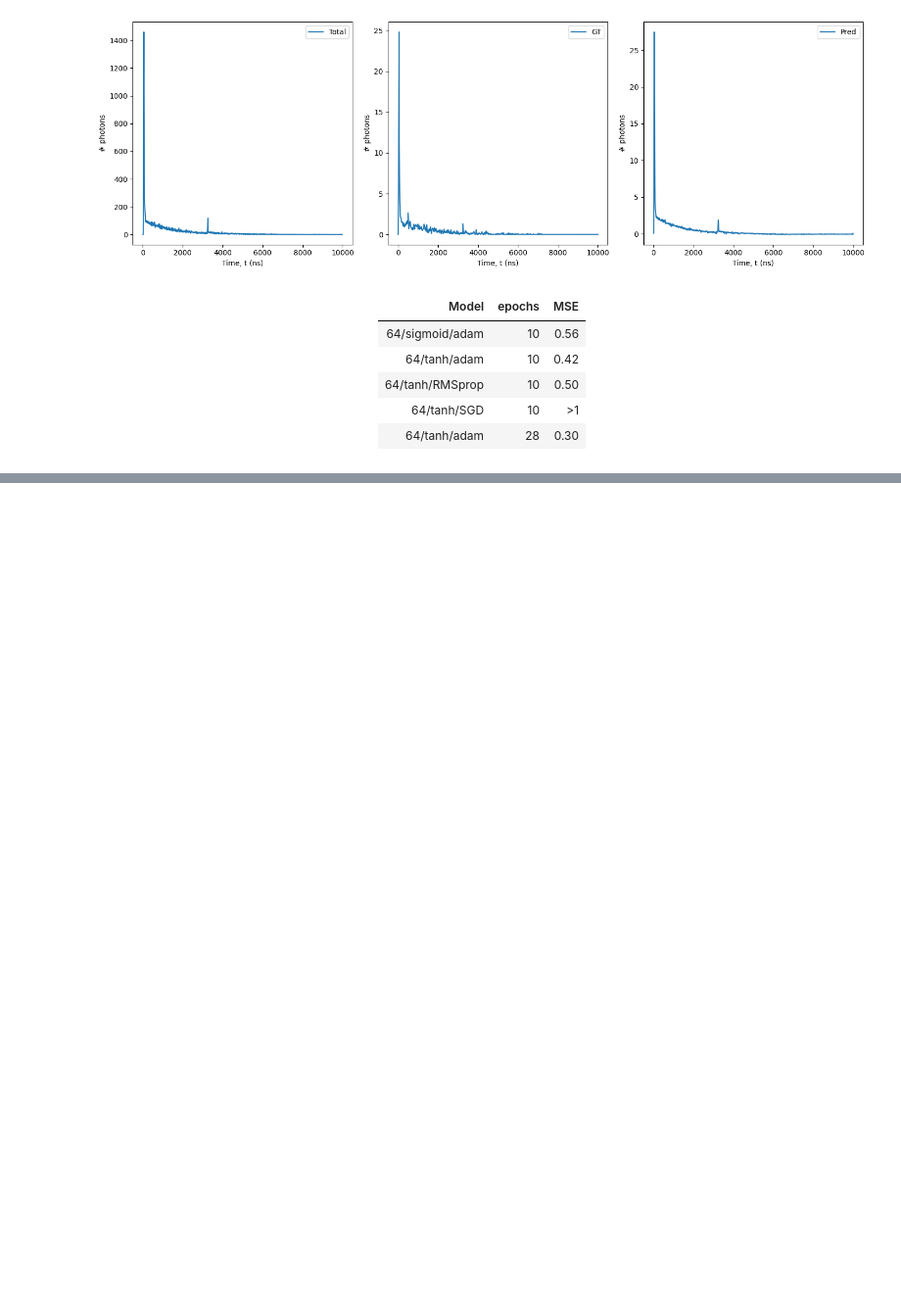
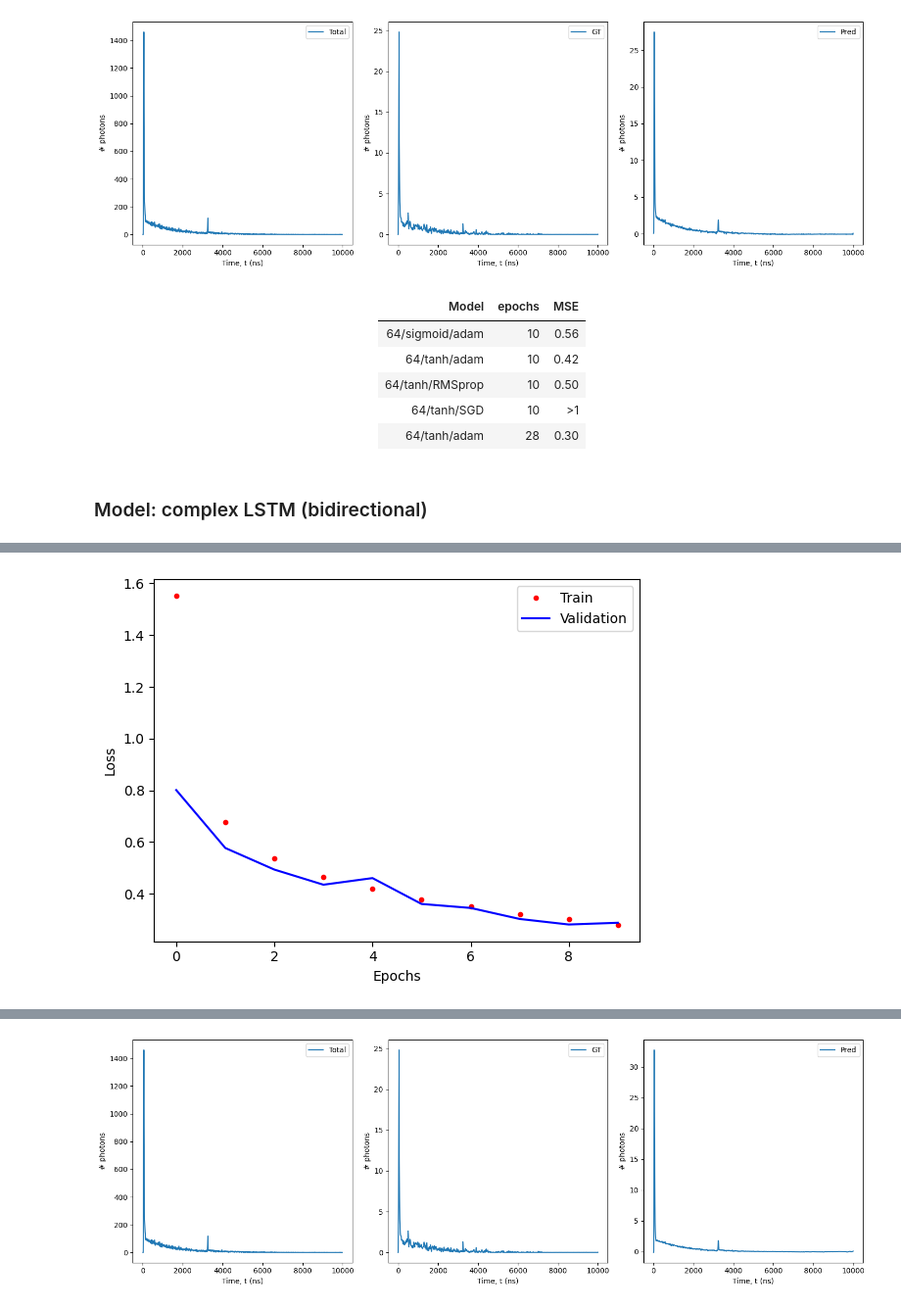
Before and after one commit to JaviGamero/LArTPC_Calibration, a Jupyter notebook: scripts/python/signalConversion/DL_Conversion.ipynb, the cells around one changed output, grey strips where cells are left out. Shown: that part at 98% size. Drawn from its saved outputs; the diff is of its cells as text; code cells hidden in the pictures; blank space fills up the shorter version.

Commit message:
Conversion models finished

```diff
--- a/scripts/python/signalConversion/DL_Conversion.ipynb
+++ b/scripts/python/signalConversion/DL_Conversion.ipynb
@@ -412,3 +412,5 @@ Epoch 28/30
 MODELS = os.path.join(PATH, os.path.join('scripts', os.path.join('python', 'models')))
 model.save(os.path.join(MODELS, 'conversion_bidirLSTM.keras'), overwrite=True,
            save_format='tf')
+# %% [markdown]
+### Model: complex LSTM (bidirectional)
@@ -414,0 +451,17 @@ model.save(os.path.join(MODELS, 'conversion_bidirLSTM.keras'), overwrite=True,
+# %%
+from keras.callbacks import EarlyStopping
+callback = EarlyStopping(monitor='loss', patience=2, restore_best_weights=True,
+                         mode='auto')
+
+model = LSTMBidirectional(n_hidden_layers=2,
+                                  n_neurons=[64, 64],
+                                  activation=['tanh', 'tanh'],
+                                  timesteps=timesteps,
+                                  features=features)
+
+model.compile(optimizer='adam', loss='mean_squared_error')
+history = model.fit(X_train, y_train, batch_size=32, epochs=10,
+                    validation_split=0.3, callbacks=callback)
+
+testModel(model, history, t_id, X_test, y_test, i=24)
+# %% [output]
@@ -414,0 +488 @@ model.save(os.path.join(MODELS, 'conversion_bidirLSTM.keras'), overwrite=True,
+[figure, added]
@@ -414,0 +490 @@ model.save(os.path.join(MODELS, 'conversion_bidirLSTM.keras'), overwrite=True,
+[figure, added]
```
Also changed, not shown: parts of 6 cells of this notebook, 2 other files.
